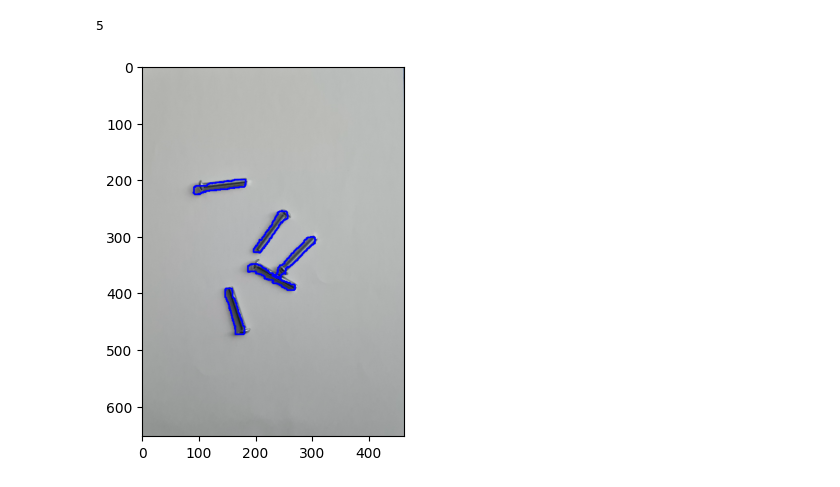
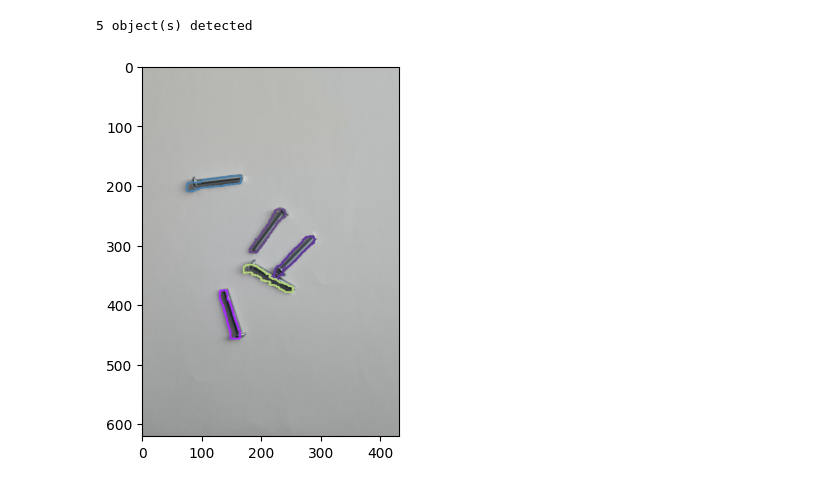
Before and after one commit to erjieyong/Generic_Object_Detection, a Jupyter notebook: Generic_Object_Detection.ipynb, the cells around one changed output. Drawn from its saved outputs; the diff is of its cells as text; code cells hidden in the pictures.

```diff
--- a/Generic_Object_Detection.ipynb
+++ b/Generic_Object_Detection.ipynb
@@ -179,9 +188,10 @@ def object_count(img, kernel_size = (3,3), smoothing = 0):
 
     return markers, counter
 # %%
-def display_contours(cropped_image, markers):
+def display_contours(cropped_image, markers, contour_percentile = 0.3, contour_thres = 2):
+    final_image = cropped_image.copy()
     # loop over the unique labels returned by the Watershed algorithm
-    counter = 0
+    contour_dict = {'contours':[], 'areas':[], 'colors':[]}
     for marker in np.unique(markers):
         # if the marker is one, we are examining the 'background'
         # if the marker is -1, we are looking at the outline
@@ -196,17 +206,39 @@ def display_contours(cropped_image, markers):
         # detect contours in the mask and grab the largest one
         contours, hierarchy = cv2.findContours(mask.copy(), cv2.RETR_EXTERNAL,cv2.CHAIN_APPROX_SIMPLE)
 
-        final_image = cv2.drawContours(cropped_image, contours, 0, (0,0,255), 2)
-        counter += 1
+        # random color
+        color = list(np.random.random(size=3) * 256)
+
+        contour_dict['contours'].append(contours[0])
+        contour_dict['areas'].append(cv2.contourArea(contours[0]))
+        contour_dict['colors'].append(color)
+
+
+    # Final check to ensure that our detected contours is between the average area of the 30th and 70th percentile of all the contours found.
+    # if the detected contour is bigger than this average area or lesser than this average area by 30%, then ignore it
+    def percentile_avg(percentile, target_list):
+        target_list.sort()
+        percentile_int = int(round(percentile*len(target_list)))
+        average = sum(target_list[percentile_int:-percentile_int])/len(target_list[percentile_int:-percentile_int])
+        return average
+
+    counter = 0
+    avg_3070 = percentile_avg(contour_percentile, contour_dict['areas'])
+    for i in range(len(contour_dict['contours'])):
+        if avg_3070 / contour_thres <= contour_dict['areas'][i] <= avg_3070 * contour_thres:
+            final_image = cv2.drawContours(final_image, [contour_dict['contours'][i]], -1, contour_dict['colors'][i], 2)
+            counter += 1
+
     return final_image, counter
 # %%
-org_img = img_read_resize("../Images/20221206_103743.jpg", max_width= 640)
-cropped_img = crop_background(org_img)
-markers, counter = object_count(cropped_img)
+org_img = img_read_resize("input.jpg", max_width= 640)
+cropped_img = crop_background(org_img, threshold_type = "Otsu", threshold_adaptive_val=10, filter_diameter = 23, kernel_size = 5, crop_percent = 5)
+markers, counter = object_count(cropped_img,erode_kernel_size = 0, erode_iteration = 0, dilate_kernel_size = 0, dilate_iteration = 0, open_kernel_size = 3, open_iteration = 1, close_kernel_size = 3, close_iteration = 0)
 final_img, counter = display_contours(cropped_img, markers)
+
 img_display(final_img)
 
-print(counter)
+print(f"{counter} object(s) detected")
 # %% [output]
-5
+5 object(s) detected
-[figure, old version]
+[figure, new version]
```
Also changed, not shown: parts of 14 cells of this notebook, 4 other files.
